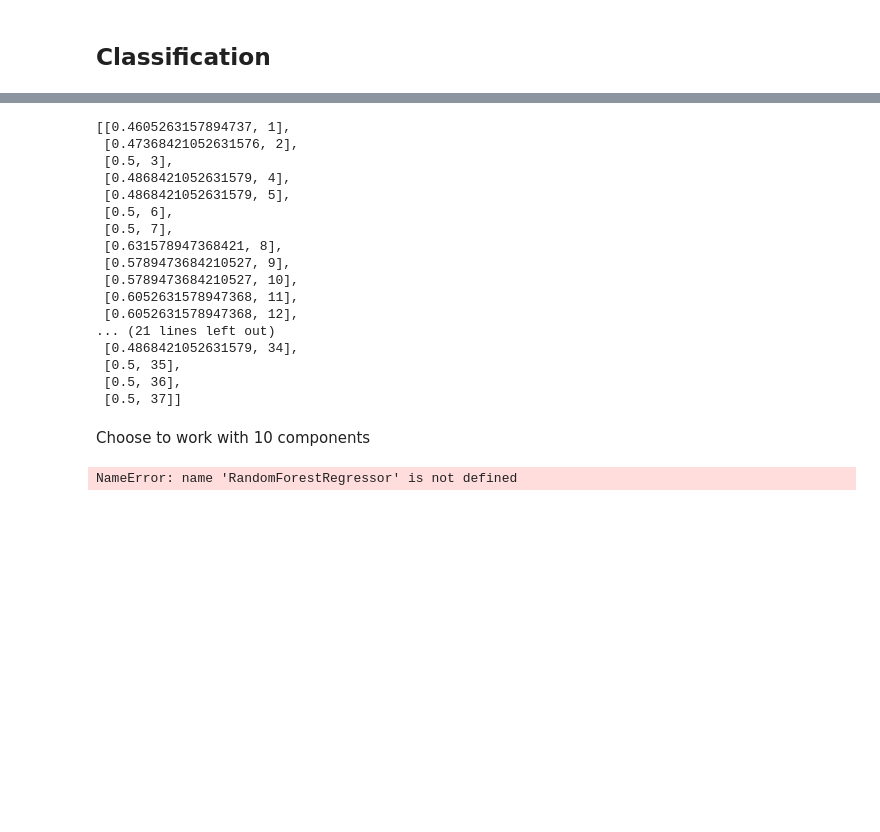
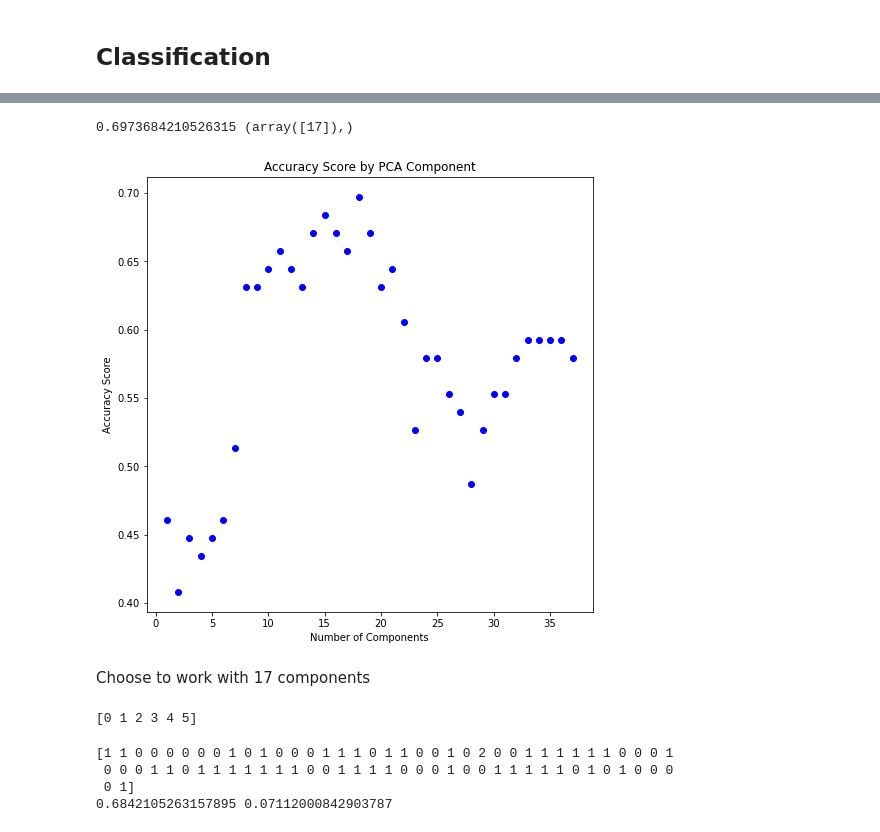
Before and after one commit to Carsi6/Sports_Prediction, a Jupyter notebook: adam_copy.ipynb, the cells around one changed output, grey strips where cells are left out. Saved outputs shown, nothing was run; the diff lists cells and outputs as text; code cells hidden in the pictures; blank space fills up the shorter version.

Commit message:
Random Forest and changes to Merging

```diff
--- a/adam_copy.ipynb
+++ b/adam_copy.ipynb
@@ -433,27 +268,21 @@ for i in range(1, len(features.columns) + 1):
     pred_labels = fit.predict(predict_vectors)
 
     accuracy.append([fit.score(predict_vectors, true_labels), i])
-# %%
-accuracy
-# %% [output]
-[[0.4605263157894737, 1],
- [0.47368421052631576, 2],
- [0.5, 3],
- [0.4868421052631579, 4],
- [0.4868421052631579, 5],
- [0.5, 6],
- [0.5, 7],
- [0.631578947368421, 8],
- [0.5789473684210527, 9],
- [0.5789473684210527, 10],
- [0.6052631578947368, 11],
- [0.6052631578947368, 12],
-... (21 lines left out)
- [0.4868421052631579, 34],
- [0.5, 35],
- [0.5, 36],
- [0.5, 37]]
+# %%
+accuracy = np.array(accuracy)
+plt.figure(figsize=(8, 8))
+plt.scatter(accuracy[:,1], accuracy[:,0], color="blue")
+plt.xlabel("Number of Components")
+plt.ylabel("Accuracy Score")
+plt.title("Accuracy Score by PCA Component")
+
+maximum = np.max(accuracy[:,0])
+index = np.where(accuracy[:,0] == maximum)
+print(maximum, index)
+# %% [output]
+0.6973684210526315 (array([17]),)
+[figure, added]
 # %% [markdown]
-Choose to work with 10 components
+Choose to work with 17 components
 # %%
 # 10 vector split
@@ -465,11 +296,19 @@ pca_test_vectors = final_pca.transform(test_vectors)
+# %%
+print(np.unique(test_labels))
+# %% [output]
+[0 1 2 3 4 5]
 # %%
-rf = RandomForestRegressor(n_estimators=1000, max_depth=5, max_features=5)
+rf = RandomForestClassifier(n_estimators=5000, max_depth=7)
 rf.fit(X=pca_train_vectors, y=train_labels)
 
 predictions = rf.predict(pca_test_vectors)
-error = metrics.mean_absolute_error(target_test, predictions)
-r_squared = metrics.r2_score(target_test, predictions)
+print(predictions)
+error = metrics.mean_absolute_error(test_labels, predictions)
+r_squared = metrics.r2_score(test_labels, predictions)
 
 print(error, r_squared)
 # %% [output]
-NameError: name 'RandomForestRegressor' is not defined
+[1 1 0 0 0 0 0 0 1 0 1 0 0 0 1 1 1 0 1 1 0 0 1 0 2 0 0 1 1 1 1 1 1 0 0 0 1
+ 0 0 0 1 1 0 1 1 1 1 1 1 1 0 0 1 1 1 1 0 0 0 1 0 0 1 1 1 1 1 0 1 0 1 0 0 0
+ 0 1]
+0.6842105263157895 0.07112000842903787
```
Also changed, not shown: parts of 17 cells of this notebook.
